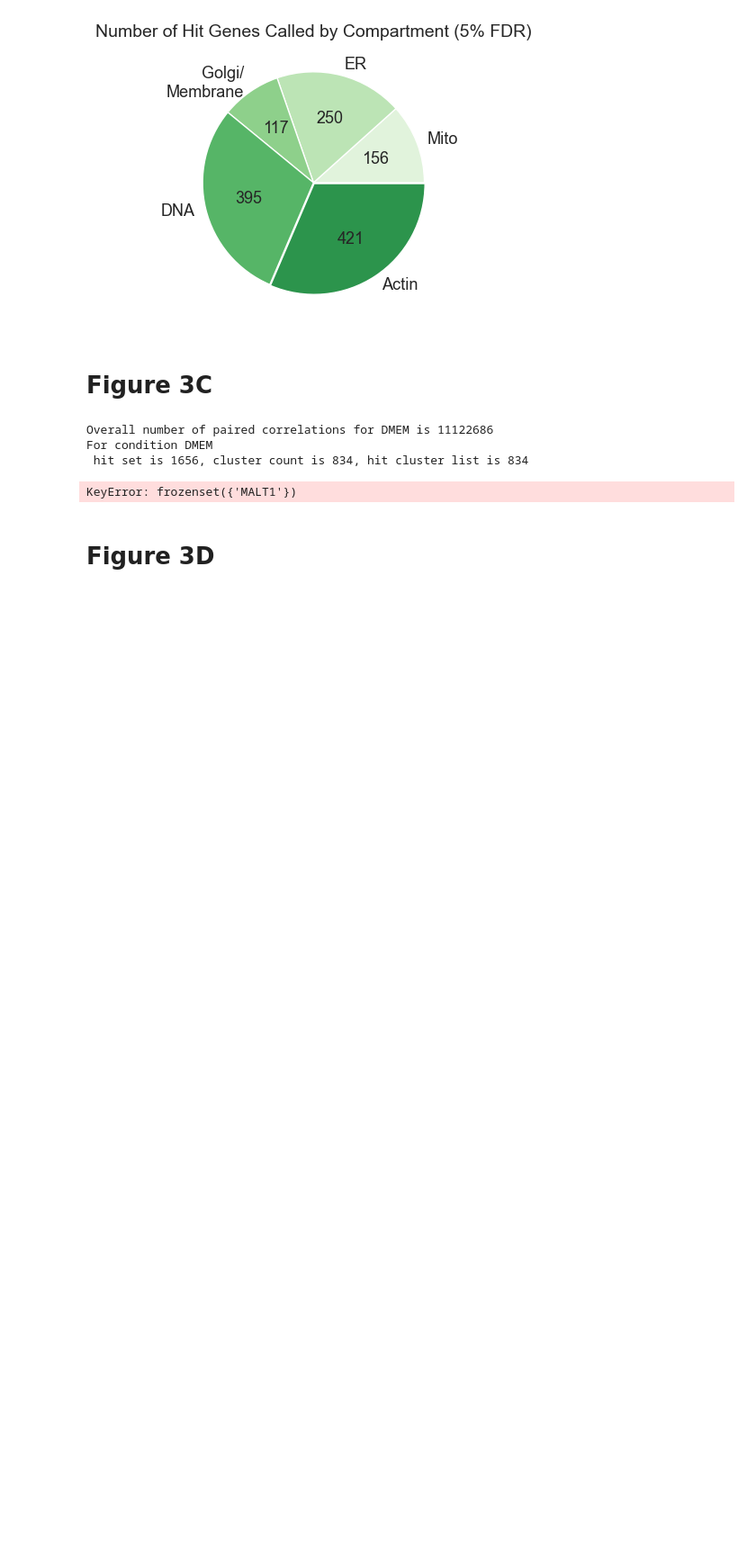
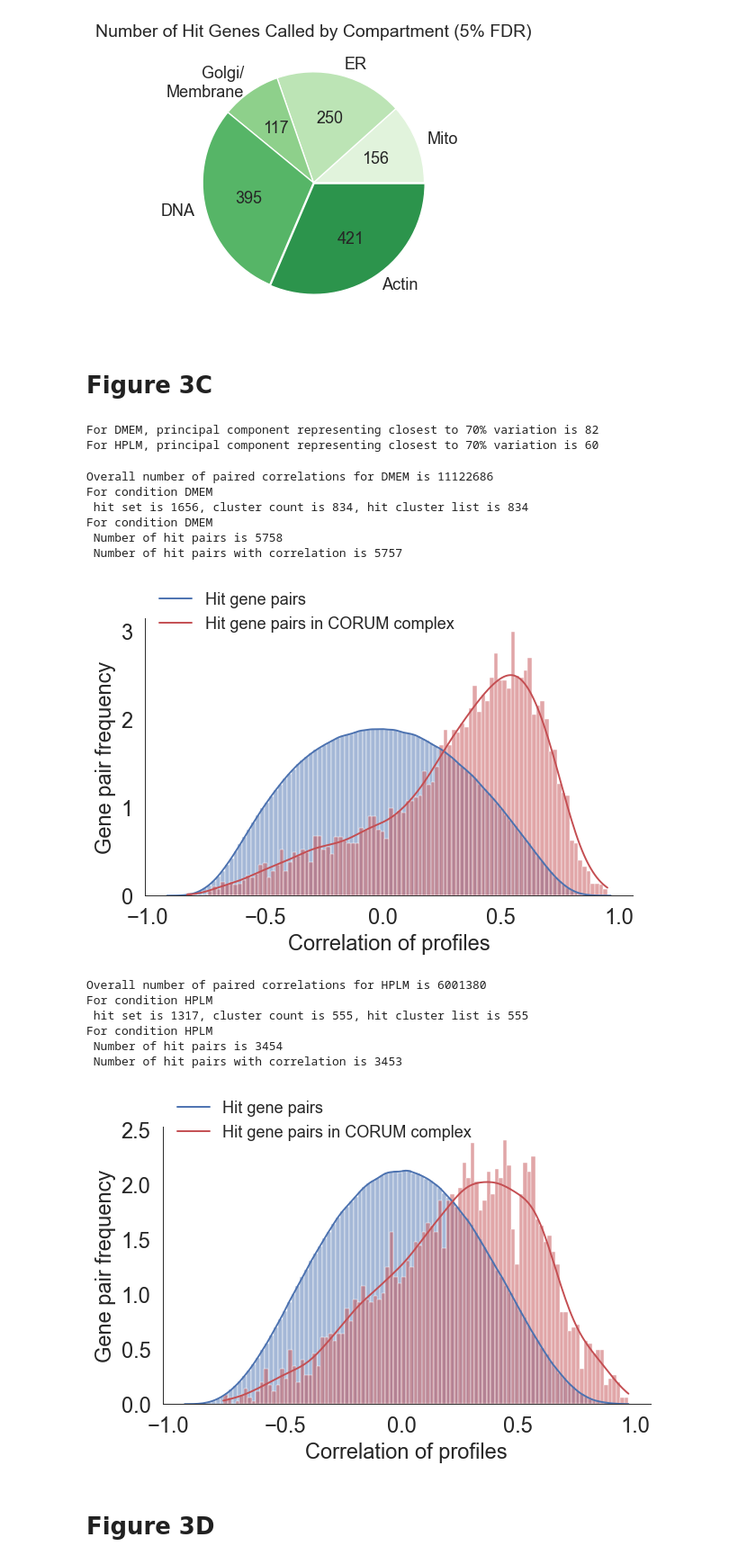
Before and after one commit to broadinstitute/2022_PERISCOPE, a Jupyter notebook: 3_HELA_WGS_Summary/Figure_3.ipynb, the cells around one changed output. Shown at 90% size. Cells and saved outputs as stored; diff of their text form; code cells hidden in the pictures; blank space fills up the shorter version.

```diff
--- a/3_HELA_WGS_Summary/Figure_3.ipynb
+++ b/3_HELA_WGS_Summary/Figure_3.ipynb
@@ -177,13 +179,13 @@ for (df_p_values, condition) in [(df_p_values_DMEM, 'DMEM'), (df_p_values_HPLM,
     if condition == 'DMEM':
         whole_cell_hits_DMEM = df_sig_feature_expressed.query('Sum > @sum_5')
         comp_spec_hits_DMEM = df_sig_feature_expressed.query('Sum <= @sum_5').query('Phalloidin > @phal_5 | DAPI > @dapi_5 | WGA > @wga_5 | ConA > @cona_5 | Mito > @mito_5')
-        whole_cell_hits_DMEM.to_csv(os.path.join(output_folder,f'HeLa_{condition}_plate_level_median_per_feat_sig_genes_5_FDR_whole_cell_hits.csv'),index=True)
-        comp_spec_hits_DMEM.to_csv(os.path.join(output_folder,f'HeLa_{condition}_plate_level_median_per_feat_sig_genes_5_FDR_compartment_specific_hits.csv'),index=True)
+        whole_cell_hits_DMEM.reset_index().rename(columns={'index':'Gene'}).to_csv(os.path.join(output_folder,f'HeLa_{condition}_plate_level_median_per_feat_sig_genes_5_FDR_whole_cell_hits.csv'),index=False)
+        comp_spec_hits_DMEM.reset_index().rename(columns={'index':'Gene'}).to_csv(os.path.join(output_folder,f'HeLa_{condition}_plate_level_median_per_feat_sig_genes_5_FDR_compartment_specific_hits.csv'),index=False)
     if condition == 'HPLM':
         whole_cell_hits_HPLM = df_sig_feature_expressed.query('Sum > @sum_5')
         comp_spec_hits_HPLM = df_sig_feature_expressed.query('Sum <= @sum_5').query('Phalloidin > @phal_5 | DAPI > @dapi_5 | WGA > @wga_5 | ConA > @cona_5 | Mito > @mito_5')
-        whole_cell_hits_HPLM.to_csv(os.path.join(output_folder,f'HeLa_{condition}_plate_level_median_per_feat_sig_genes_5_FDR_whole_cell_hits.csv'),index=True)
-        comp_spec_hits_HPLM.to_csv(os.path.join(output_folder,f'HeLa_{condition}_plate_level_median_per_feat_sig_genes_5_FDR_compartment_specific_hits.csv'),index=True)
+        whole_cell_hits_HPLM.reset_index().rename(columns={'index':'Gene'}).to_csv(os.path.join(output_folder,f'HeLa_{condition}_plate_level_median_per_feat_sig_genes_5_FDR_whole_cell_hits.csv'),index=False)
+        comp_spec_hits_HPLM.reset_index().rename(columns={'index':'Gene'}).to_csv(os.path.join(output_folder,f'HeLa_{condition}_plate_level_median_per_feat_sig_genes_5_FDR_compartment_specific_hits.csv'),index=False)
 # %% [output]
 For HeLa DMEM
 Mito genes 43
@@ -269,12 +277,34 @@ for (df, condition) in [(comp_spec_hits_DMEM,'DMEM'),(comp_spec_hits_HPLM,'HPLM'
+# %%
+hit_list_DMEM = list(comp_spec_hits_DMEM.index) + list(whole_cell_hits_DMEM.index)
+df_hits_DMEM = df_gene_DMEM.loc[df_gene_DMEM['Metadata_Foci_Barcode_MatchedTo_GeneCode'].isin(hit_list_DMEM)].set_index('Metadata_Foci_Barcode_MatchedTo_GeneCode')
+hit_list_HPLM = list(comp_spec_hits_HPLM.index) + list(whole_cell_hits_DMEM.index)
+df_hits_HPLM = df_gene_HPLM.loc[df_gene_HPLM['Metadata_Foci_Barcode_MatchedTo_GeneCode'].isin(hit_list_HPLM)].set_index('Metadata_Foci_Barcode_MatchedTo_GeneCode')
+
+# Perform principal component analysis on hit lists
+df_hits_pca_dict = {}
+for (df_hits, condition) in [(df_hits_DMEM, 'DMEM'), (df_hits_HPLM, 'HPLM')]:
+    pca = PCA()
+    pca.fit(df_hits)
+    x = list(pca.explained_variance_ratio_)
+    # Find principal component that represents 70% variation
+    PCA_lookup = {}
+    for i in range(len(x)):
+        distance = abs(.7-sum(x[:i+1]))
+        PCA_lookup[distance] = i
+    component = PCA_lookup[min(PCA_lookup.keys())]+1
+    print (f'For {condition}, principal component representing closest to 70% variation is {component}')
+    # Perform principal component analysis and select components representing 70% of variation in data
+    pca = PCA(n_components=component)
+    df_hits_pca = pd.DataFrame(pca.fit_transform(df_hits),index=df_hits.index)
+    df_hits_pca_dict[condition] = df_hits_pca
+    df_hits_pca.head()
+# %% [output]
+For DMEM, principal component representing closest to 70% variation is 82
+For HPLM, principal component representing closest to 70% variation is 60
 # %%
-# Calculate correlation between all gene pairs and create a dictionory of gene pairs/correlation
-hit_list_DMEM = list(comp_spec_hits_DMEM.index) + list(whole_cell_hits_DMEM.index)
-df_hits_DMEM = df_gene_DMEM.loc[df_gene_DMEM['Metadata_Foci_Barcode_MatchedTo_GeneCode'].isin(hit_list_DMEM)].set_index('Metadata_Foci_Barcode_MatchedTo_GeneCode')
-hit_list_HPLM = list(comp_spec_hits_HPLM.index) + list(whole_cell_hits_DMEM.index)
-df_hits_HPLM = df_gene_HPLM.loc[df_gene_HPLM['Metadata_Foci_Barcode_MatchedTo_GeneCode'].isin(hit_list_HPLM)].set_index('Metadata_Foci_Barcode_MatchedTo_GeneCode')
-
+# Calculate correlation between all gene pairs and create a dictionary of gene pairs/correlation
 parent_corr_dic = {}
-for (df_hits, condition) in [(df_hits_DMEM, 'DMEM'), (df_hits_HPLM, 'HPLM')]:
+for (df_hits, condition) in [(df_hits_pca_dict['DMEM'], 'DMEM'), (df_hits_pca_dict['HPLM'], 'HPLM')]:
     df_hits_corr = df_hits.T.corr()
     genes = list(df_hits_corr.index)
     corr_dic = {}
@@ -312,35 +342,46 @@ for (df_hits, condition) in [(df_hits_DMEM, 'DMEM'), (df_hits_HPLM, 'HPLM')]:
         for c in list(permutations(l,2)):
             hit_pair_set.add(frozenset(c))
 
     hit_corr_dic = {}
     for s in hit_pair_set:
-        hit_corr_dic[s] = corr_dic[s]
+        if len(s) != 1:
+            hit_corr_dic[s] = corr_dic[s]
 
     print(f'For condition {condition} \n Number of hit pairs is {len(hit_pair_set)} \n',
         f'Number of hit pairs with correlation is {len(hit_corr_dic)}')
 
     # Plot CORUM gene pair correlation distribution for Fig 3C
     sns.set_theme(style="white",rc = {'axes.linewidth': 0.7,'xtick.labelsize':17,'ytick.labelsize':17})
     fig, ax = plt.subplots(figsize=(7,4))
     all_corr = list(corr_dic.values())
     cluster_corr = list(hit_corr_dic.values())
 
     sns.histplot(all_corr ,color='b' ,stat= 'percent' ,bins= 100, kde=True, line_kws={'lw':1.4} , alpha=0.5,ax = ax);
     sns.histplot(cluster_corr ,color='r' ,stat= 'percent' ,bins= 100, kde=True, line_kws={'lw':1.4} ,alpha=0.5,ax = ax);
 
     ax.set_ylabel('Gene pair frequency',size=17)
     ax.set_xlabel('Correlation of profiles',size=17)
     font = font_manager.FontProperties(size=13)
     ax.legend(['Hit gene pairs','Hit gene pairs in CORUM complex'],loc='upper left',bbox_to_anchor=(0.0,1.15),frameon=False,prop=font )
     sns.despine(top = True)
 
     fig.savefig(f'Fig3C_HeLa_{condition}_CORUM_gene_pair_correlation_distribution.png', dpi=300,facecolor='w', edgecolor='w', bbox_inches='tight')
     plt.show()
 # %% [output]
 Overall number of paired correlations for DMEM is 11122686
 For condition DMEM
  hit set is 1656, cluster count is 834, hit cluster list is 834
+For condition DMEM
+ Number of hit pairs is 5758
+ Number of hit pairs with correlation is 5757
+[figure, added]
-KeyError: frozenset({'MALT1'})
+Overall number of paired correlations for HPLM is 6001380
+For condition HPLM
+ hit set is 1317, cluster count is 555, hit cluster list is 555
+For condition HPLM
+ Number of hit pairs is 3454
+ Number of hit pairs with correlation is 3453
+[figure, added]
 # %% [markdown]
 # Figure 3D
 # %%
```
Also changed, not shown: parts of 11 cells of this notebook, 4 other files.
